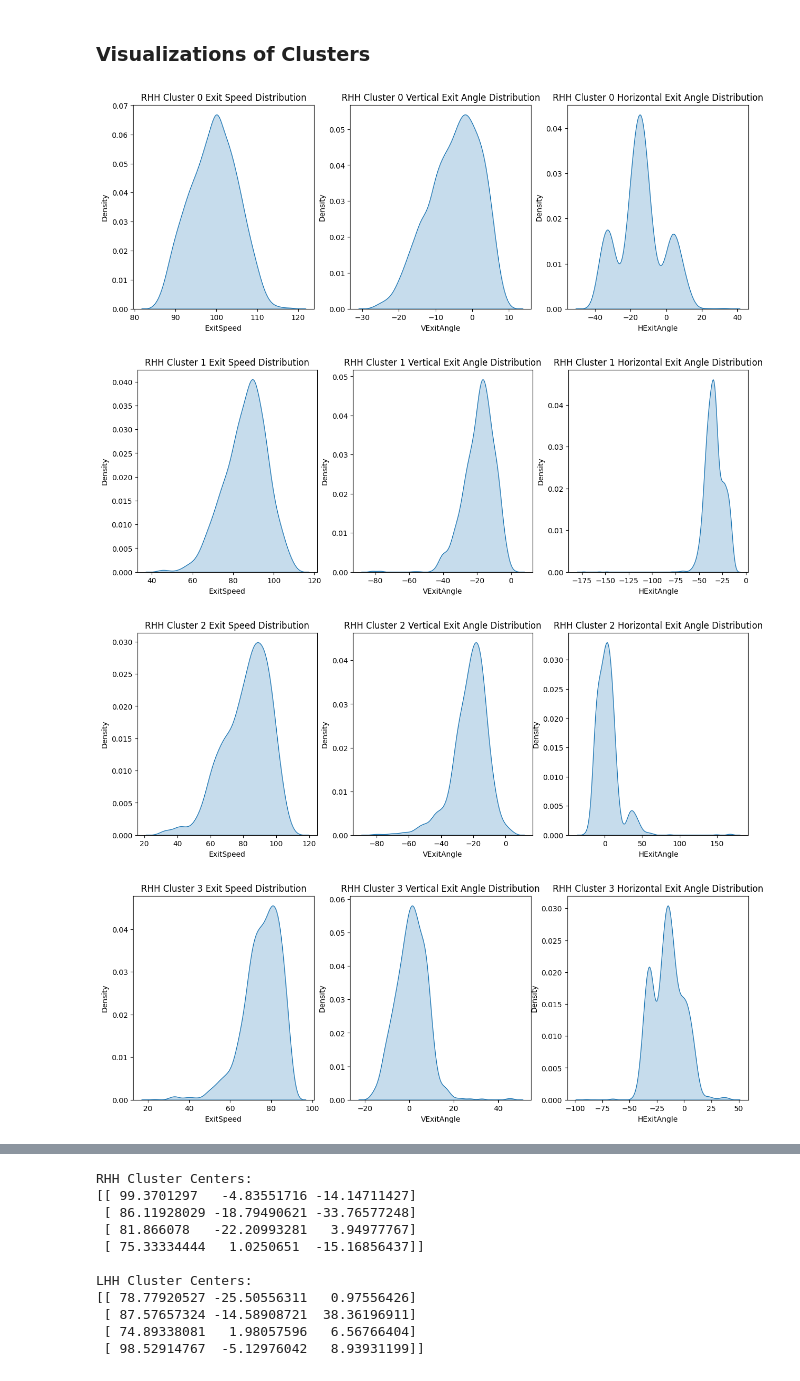
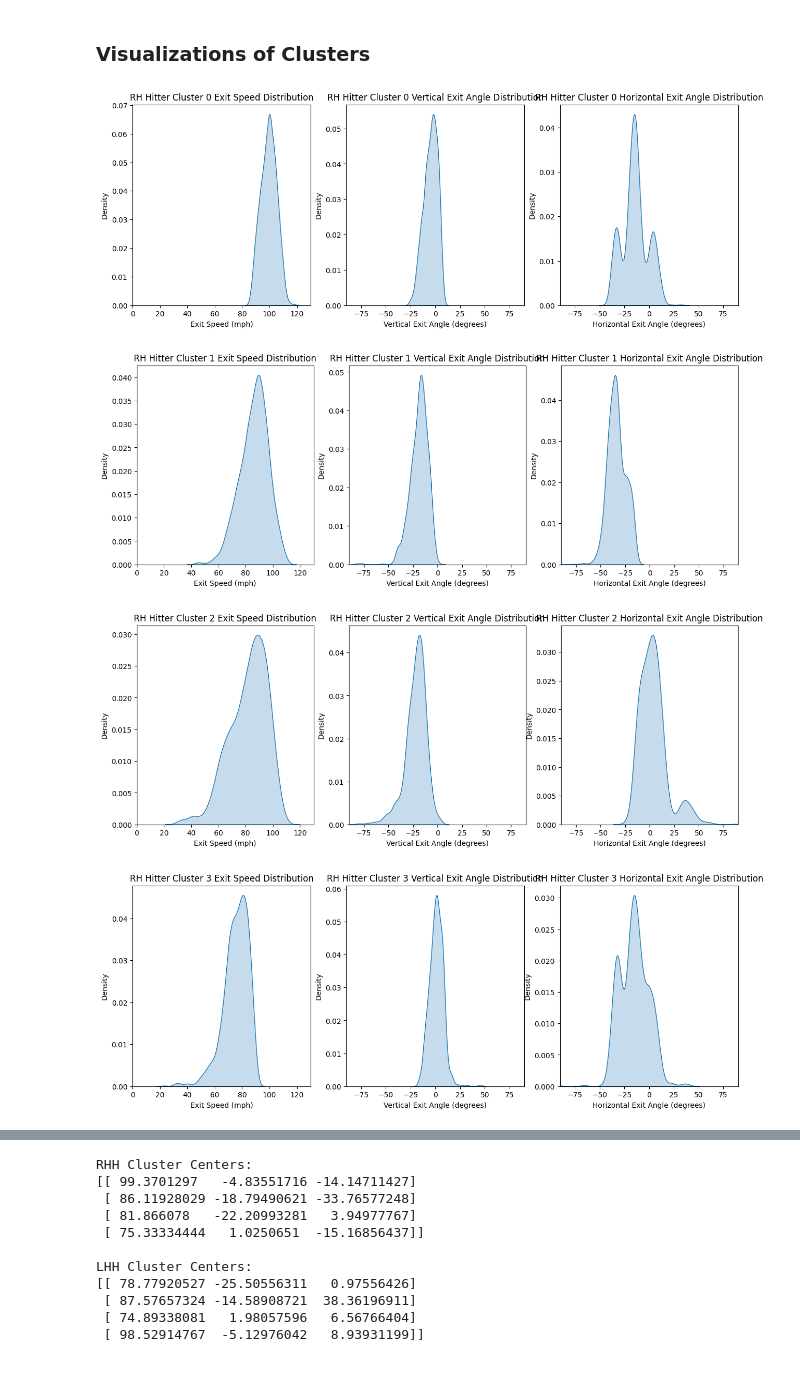
Before and after one commit to jayirby2/Team1STA4950, a Jupyter notebook: analysis.ipynb, the cells around one changed output, grey strips where cells are left out. Drawn from its saved outputs; the diff is of its cells as text; code cells hidden in the pictures.

```diff
--- a/analysis.ipynb
+++ b/analysis.ipynb
@@ -335,24 +335,30 @@ max     113.281800     8.442266    40.326110      3.0
 # %%
 # Plotting densities for each cluster RHH
 
 for i in range(4):
     cluster = X_right[X_right['Cluster'] == i]
     plt.figure(figsize=(15, 5))
     plt.subplot(1, 3, 1)
     sns.kdeplot(cluster['ExitSpeed'], fill=True)
-    plt.title(f'RHH Cluster {i} Exit Speed Distribution')
+    plt.title(f'RH Hitter Cluster {i} Exit Speed Distribution')
+    plt.xlabel('Exit Speed (mph)')
+    plt.xlim(0, 130)
     plt.subplot(1, 3, 2)
     sns.kdeplot(cluster['VExitAngle'], fill=True)
-    plt.title(f'RHH Cluster {i} Vertical Exit Angle Distribution')
+    plt.title(f'RH Hitter Cluster {i} Vertical Exit Angle Distribution')
+    plt.xlabel('Vertical Exit Angle (degrees)')
+    plt.xlim(-90, 90)
     plt.subplot(1, 3, 3)
     sns.kdeplot(cluster['HExitAngle'], fill=True)
-    plt.title(f'RHH Cluster {i} Horizontal Exit Angle Distribution')
+    plt.title(f'RH Hitter Cluster {i} Horizontal Exit Angle Distribution')
+    plt.xlabel('Horizontal Exit Angle (degrees)')
+    plt.xlim(-90, 90)
     plt.show()
 # %% [output]
-[figure, old version]
+[figure, new version]
-[figure, old version]
+[figure, new version]
-[figure, old version]
+[figure, new version]
-[figure, old version]
+[figure, new version]
 # %%
 # Plotting densities for each cluster (LHH)
 
```
Also changed, not shown: parts of 4 cells of this notebook.
